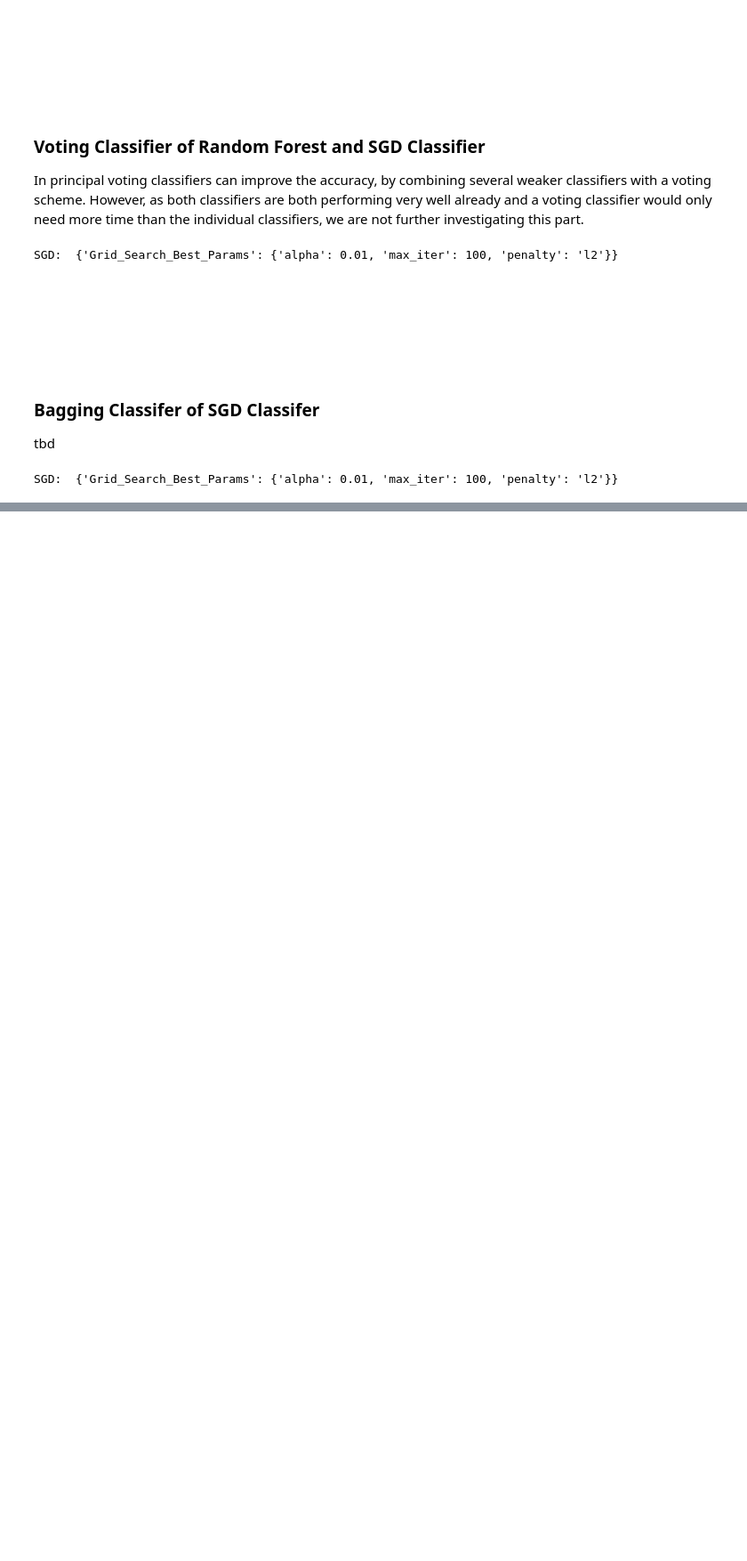
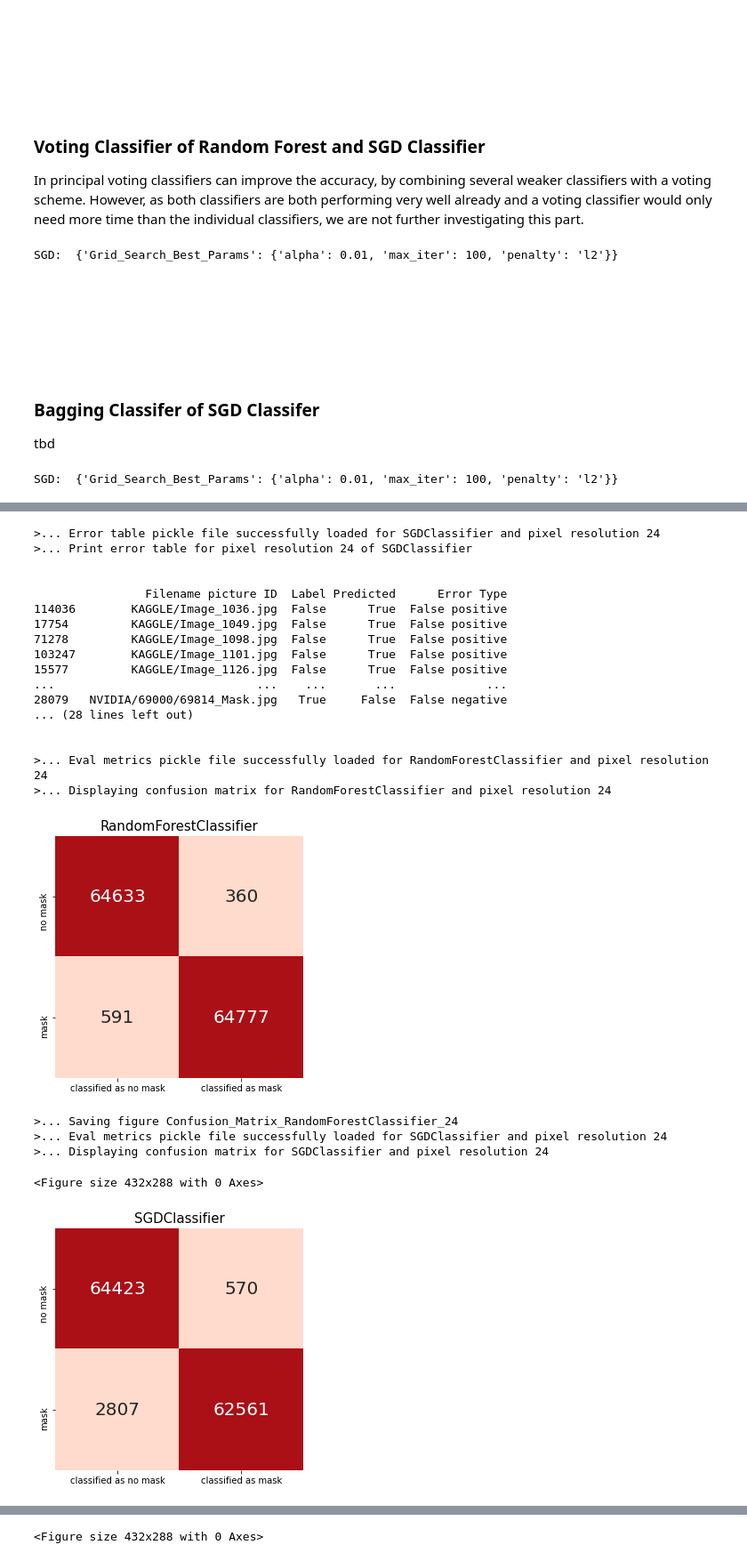
Before and after one commit to abiola1864/hertie-ml-project_face-mask-detection, a Jupyter notebook: 02_Face-Mask-Classification_Main-Project.ipynb, the cells around one changed output, grey strips where cells are left out. Shown at 89% size. Drawn from its saved outputs; the diff is of its cells as text; code cells hidden in the pictures; blank space fills up the shorter version.

```diff
--- a/02_Face-Mask-Classification_Main-Project.ipynb
+++ b/02_Face-Mask-Classification_Main-Project.ipynb
@@ -114,6 +115,18 @@ os.makedirs(OUTPUT_PATH_RUN_TIME_HYPER, exist_ok=True)
 TOPIC_ID7 = "07_hyptertuning_best_params"
 OUTPUT_PATH_BEST_PARAMS = os.path.join(ROOT_OUTPUT, TOPIC_ID7)
 os.makedirs(OUTPUT_PATH_BEST_PARAMS, exist_ok=True)
+
+TOPIC_ID8 = "08_eval_scores_dim_red"
+OUTPUT_PATH_EVAL_DIM_RED = os.path.join(ROOT_OUTPUT, TOPIC_ID8)
+os.makedirs(OUTPUT_PATH_EVAL_DIM_RED, exist_ok=True)
+
+TOPIC_ID9 = "09_error_tables_dim_red"
+OUTPUT_PATH_ERROR_TABLES_DIM_RED = os.path.join(ROOT_OUTPUT, TOPIC_ID9)
+os.makedirs(OUTPUT_PATH_ERROR_TABLES_DIM_RED, exist_ok=True)
+
+TOPIC_ID10 = "10_run_time_scores_dim_red"
+OUTPUT_PATH_RUN_TIME_DIM_RED = os.path.join(ROOT_OUTPUT, TOPIC_ID10)
+os.makedirs(OUTPUT_PATH_RUN_TIME_DIM_RED, exist_ok=True)
 # %% [markdown]
 <br>
 <br>
@@ -1294,0 +1432,23 @@ show_evals_pipeline(pixels, classifiers, hyper=True, error_table_switch=False, c
+# %%
+# Loading data set again and split into test and training set.
+pix_res = 24
+# Checking pixel resolution
+check_pixels(pix)
+
+
+### Loading full data-set without splitting into test and train ###
+# Define datafile path
+if full_data_switch_on == True:
+    DATAFILE_PATH = os.path.join(PATH_CLEANED_DATA + "/pic_data_full_" + str(pix_res) + ".pkl")
+elif full_data_switch_on == False:
+    DATAFILE_PATH = os.path.join(PATH_CLEANED_DATA + "/pic_data_dummy_toy_" + str(pix_res) + ".pkl")
+else:
+    raise ValueError("Full data switch not correctly defined: Binary value of True or False necessary")
+
+# Load pickle file
+pic_data = pickle.load(open(DATAFILE_PATH,"rb"))
+print(">... Pickle datafile successfully loaded: ", DATAFILE_PATH)
+
+# Copying dictionary data into separate data frames
+rgb_data, labels, pic_ids = pic_data["rgb_data"], pic_data["labels"], pic_data["pic_ids"]
+print(">... Pickle dictionary sucessfully separated into individuals arrays")
@@ -1294,0 +1907,4 @@ show_evals_pipeline(pixels, classifiers, hyper=True, error_table_switch=False, c
+# %%
+# Combine classifiers to a list through which you can loop
+classifiers= [classifier_RandomForest_best_tuned, classifier_SGD_best_tuned]
+pix = 24
@@ -1294,0 +1991,27 @@ show_evals_pipeline(pixels, classifiers, hyper=True, error_table_switch=False, c
+# %%
+### Show evals
+show_evals_dim_red(pix_res=pix, dim_red=False, error_table=True, conf_matrix=True, eval_metrics=True)
+# %% [output]
+>... Error table pickle file successfully loaded for SGDClassifier and pixel resolution 24
+>... Print error table for pixel resolution 24 of SGDClassifier
+
+
+                Filename picture ID  Label Predicted      Error Type
+114036        KAGGLE/Image_1036.jpg  False      True  False positive
+17754         KAGGLE/Image_1049.jpg  False      True  False positive
+71278         KAGGLE/Image_1098.jpg  False      True  False positive
+103247        KAGGLE/Image_1101.jpg  False      True  False positive
+15577         KAGGLE/Image_1126.jpg  False      True  False positive
+...                             ...    ...       ...             ...
+28079   NVIDIA/69000/69814_Mask.jpg   True     False  False negative
+... (28 lines left out)
+
+
+>... Eval metrics pickle file successfully loaded for RandomForestClassifier and pixel resolution 24
+>... Displaying confusion matrix for RandomForestClassifier and pixel resolution 24
+[figure, added]
+>... Saving figure Confusion_Matrix_RandomForestClassifier_24
+>... Eval metrics pickle file successfully loaded for SGDClassifier and pixel resolution 24
+>... Displaying confusion matrix for SGDClassifier and pixel resolution 24
+<Figure size 432x288 with 0 Axes>
+[figure, added]
@@ -1294,0 +2031 @@ show_evals_pipeline(pixels, classifiers, hyper=True, error_table_switch=False, c
+<Figure size 432x288 with 0 Axes>
```
Also changed, not shown: parts of 70 cells of this notebook.
